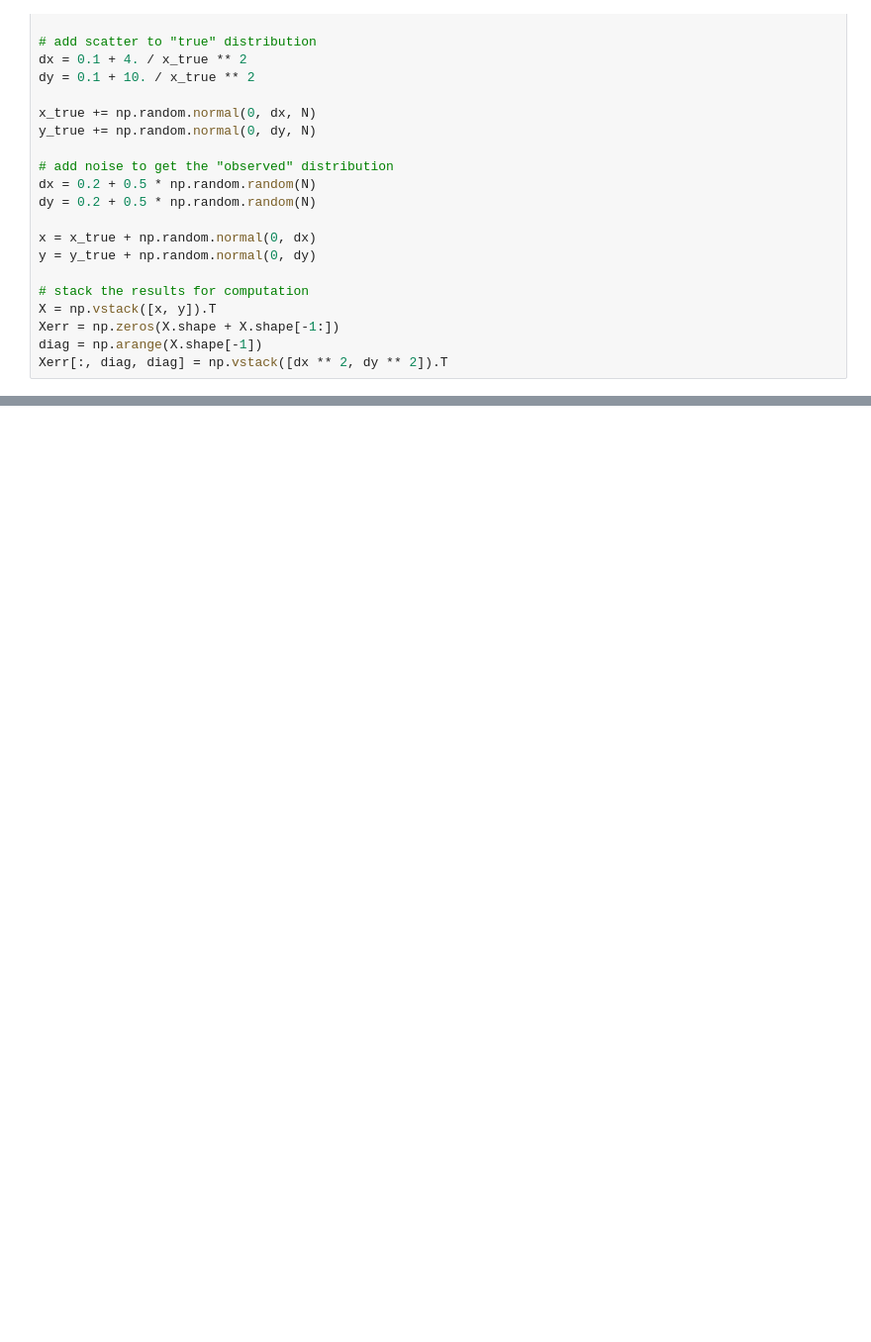
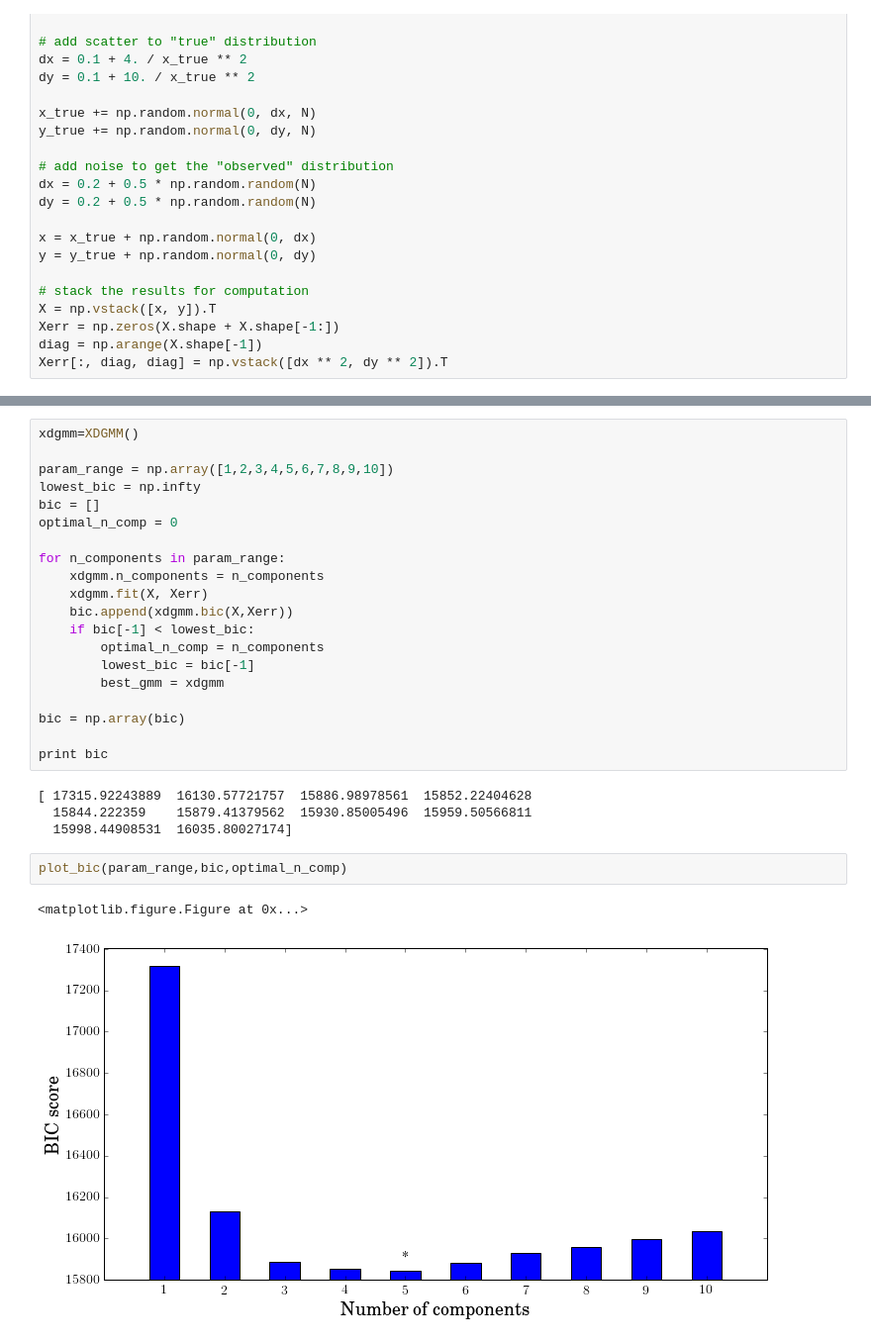
Before and after one commit to tholoien/XDGMM, a Jupyter notebook: Notebooks/Demo.ipynb, the cells around one changed output, grey strips where cells are left out. Shown at 99% size. Drawn from its saved outputs; the diff is of its cells as text; blank space fills up the shorter version.

Commit message:
Updated demo notebook, added demo plotting script and fit

```diff
--- a/Notebooks/Demo.ipynb
+++ b/Notebooks/Demo.ipynb
@@ -92,0 +53,29 @@ plt.show()
+# %%
+xdgmm=XDGMM()
+
+param_range = np.array([1,2,3,4,5,6,7,8,9,10])
+lowest_bic = np.infty
+bic = []
+optimal_n_comp = 0
+
+for n_components in param_range:
+    xdgmm.n_components = n_components
+    xdgmm.fit(X, Xerr)
+    bic.append(xdgmm.bic(X,Xerr))
+    if bic[-1] < lowest_bic:
+        optimal_n_comp = n_components
+        lowest_bic = bic[-1]
+        best_gmm = xdgmm
+
+bic = np.array(bic)
+
+print bic
+# %% [output]
+[ 17315.92243889  16130.57721757  15886.98978561  15852.22404628
+  15844.222359    15879.41379562  15930.85005496  15959.50566811
+  15998.44908531  16035.80027174]
+# %%
+plot_bic(param_range,bic,optimal_n_comp)
+# %% [output]
+<matplotlib.figure.Figure at 0x...>
+[figure, added]
```
Also changed, not shown: parts of 19 cells of this notebook, 2 other files.
